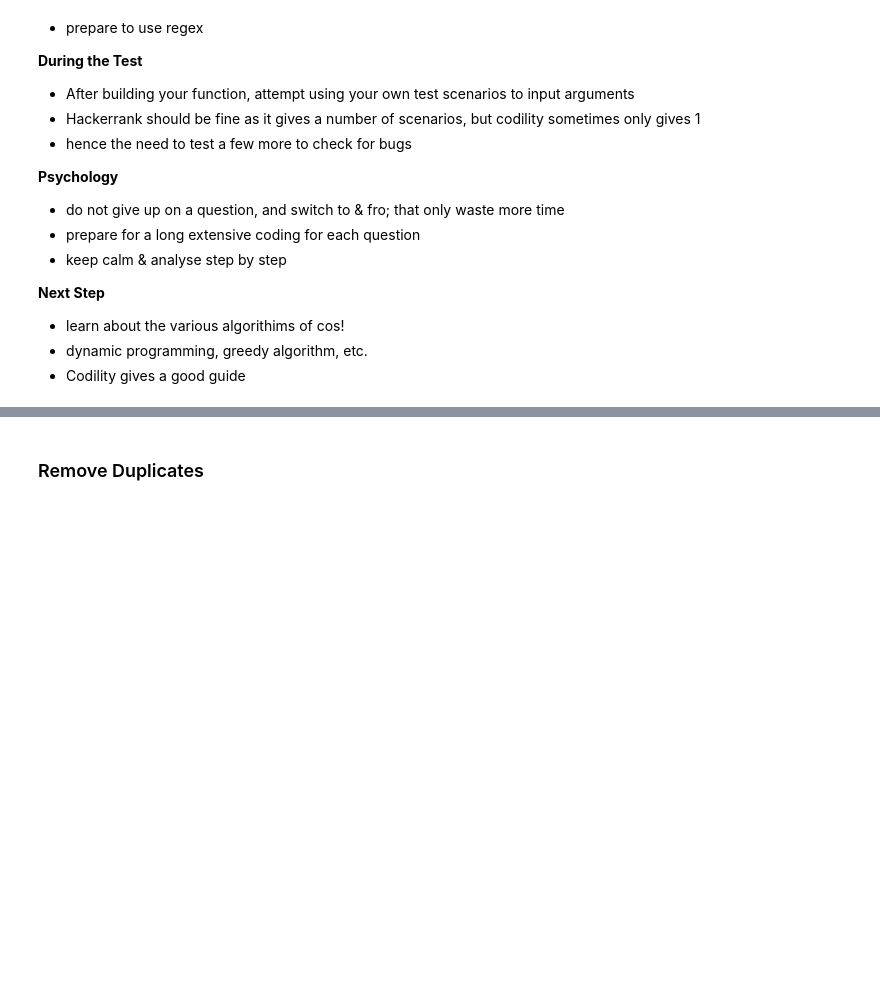
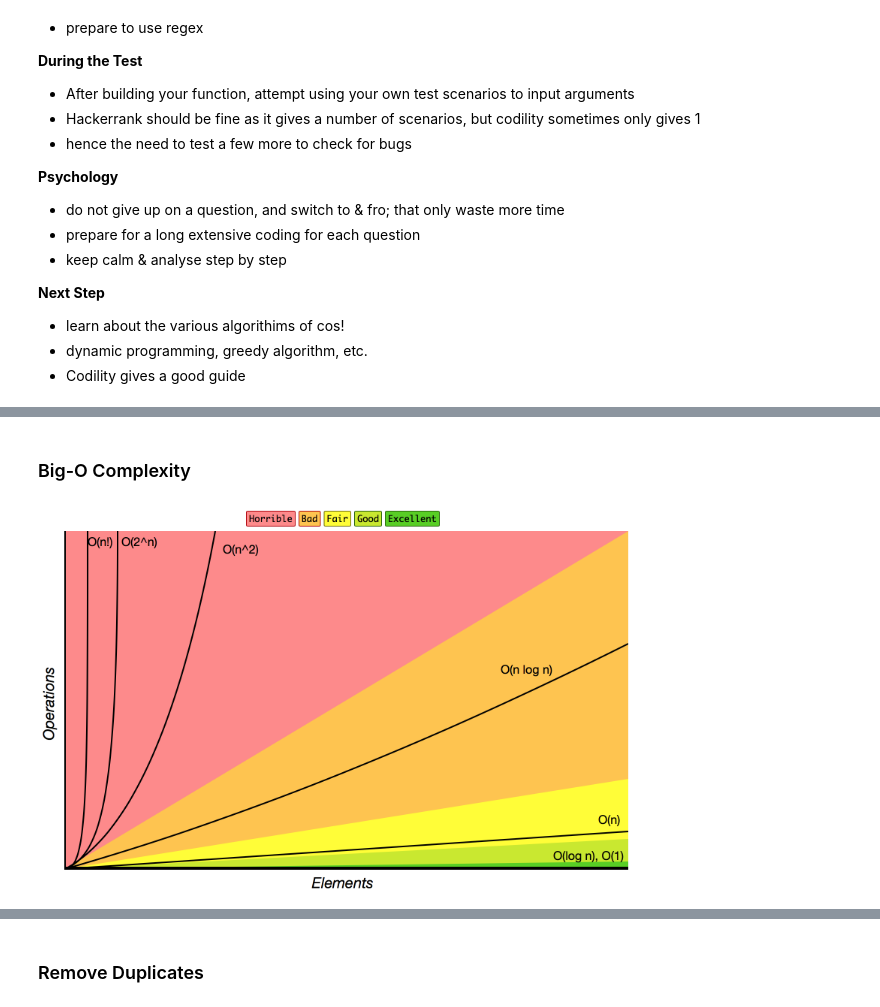
Before and after one commit to mapattacker/cheatsheets, a Jupyter notebook: python/Basics of Algorithms.ipynb, the cells around one changed output, grey strips where cells are left out. Saved outputs shown, nothing was run; the diff lists cells and outputs as text; code cells hidden in the pictures; blank space fills up the shorter version.

```diff
--- a/python/Basics of Algorithms.ipynb
+++ b/python/Basics of Algorithms.ipynb
@@ -29,0 +39,7 @@ __Next Step__
+# %% [markdown]
+### Big-O Complexity
+# %%
+from IPython.display import Image
+Image("../img/big_o1.png", width=600)
+# %% [output]
+[figure, added]
```
Also changed, not shown: parts of 13 cells of this notebook, 10 other files.
